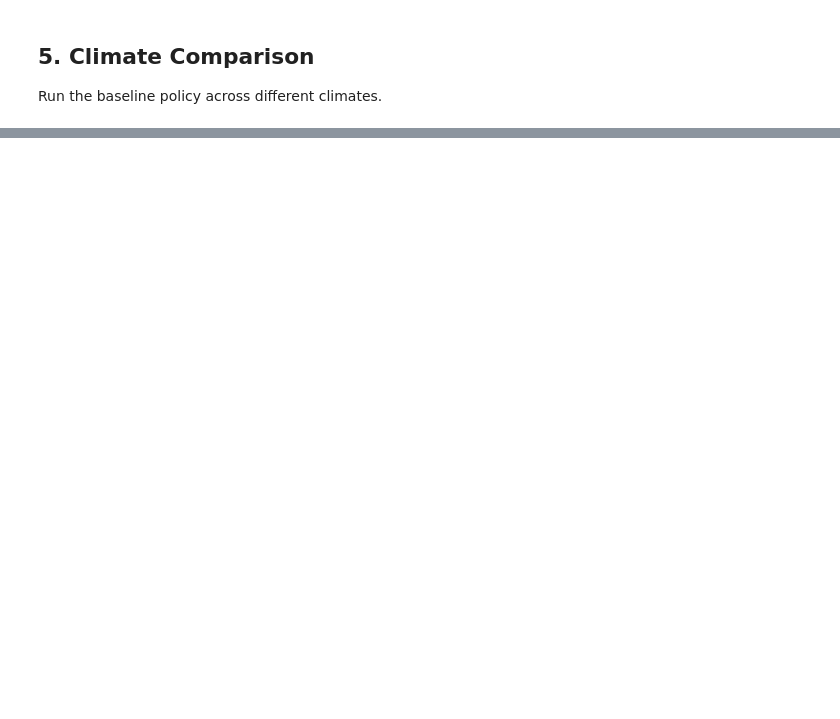
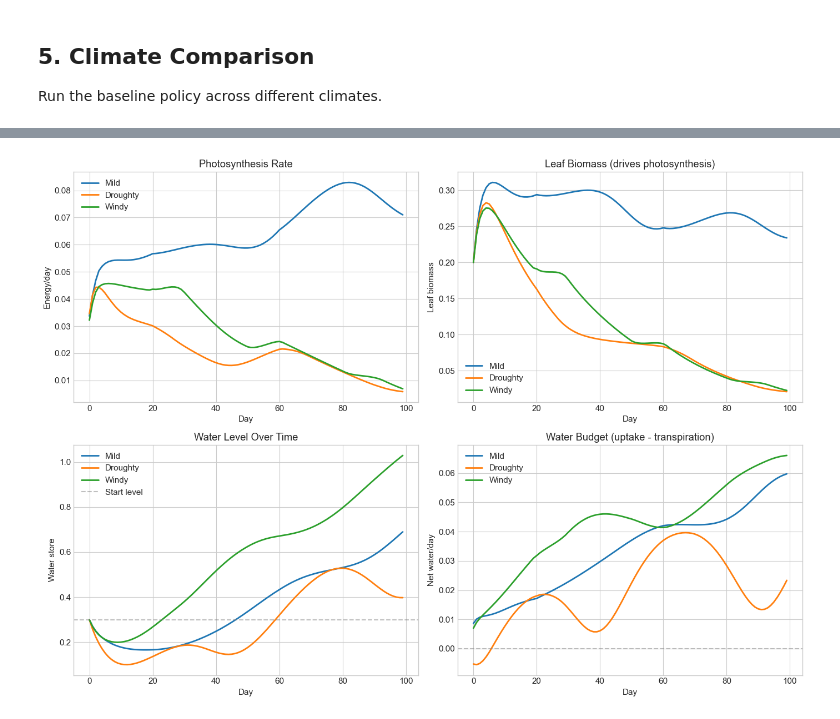
Before and after one commit to ndouglas/arborhedron, a Jupyter notebook: notebooks/02_rollout_baseline.ipynb, the cells around one changed output, grey strips where cells are left out. Drawn from its saved outputs; the diff is of its cells as text; code cells hidden in the pictures; blank space fills up the shorter version.

```diff
--- a/notebooks/02_rollout_baseline.ipynb
+++ b/notebooks/02_rollout_baseline.ipynb
@@ -292,0 +339,47 @@ plt.show()
+# %%
+fig, axes = plt.subplots(2, 2, figsize=(14, 10))
+days = np.arange(config.num_days)
+
+# Energy budget
+ax = axes[0, 0]
+for name, data in budget_data.items():
+    ax.plot(days, data['photo'], label=f'{name}', linewidth=2)
+ax.set_xlabel('Day')
+ax.set_ylabel('Energy/day')
+ax.set_title('Photosynthesis Rate')
+ax.legend()
+
+# Leaves (explains why photosynthesis differs)
+ax = axes[0, 1]
+for name, data in budget_data.items():
+    ax.plot(days, data['leaves'], label=name, linewidth=2)
+ax.set_xlabel('Day')
+ax.set_ylabel('Leaf biomass')
+ax.set_title('Leaf Biomass (drives photosynthesis)')
+ax.legend()
+
+# Water levels
+ax = axes[1, 0]
+for name, data in budget_data.items():
+    ax.plot(days, data['water'], label=name, linewidth=2)
+ax.axhline(y=0.3, color='gray', linestyle='--', alpha=0.5, label='Start level')
+ax.set_xlabel('Day')
+ax.set_ylabel('Water store')
+ax.set_title('Water Level Over Time')
+ax.legend()
+
+# Net water budget
+ax = axes[1, 1]
+for name, data in budget_data.items():
+    net_water = [u - t for u, t in zip(data['water_uptake'], data['transpiration'])]
+    ax.plot(days, net_water, label=name, linewidth=2)
+ax.axhline(y=0, color='gray', linestyle='--', alpha=0.5)
+ax.set_xlabel('Day')
+ax.set_ylabel('Net water/day')
+ax.set_title('Water Budget (uptake - transpiration)')
+ax.legend()
+
+plt.tight_layout()
+plt.show()
+# %% [output]
+[figure, added]
```
Also changed, not shown: parts of 10 cells of this notebook, 2 other files.
